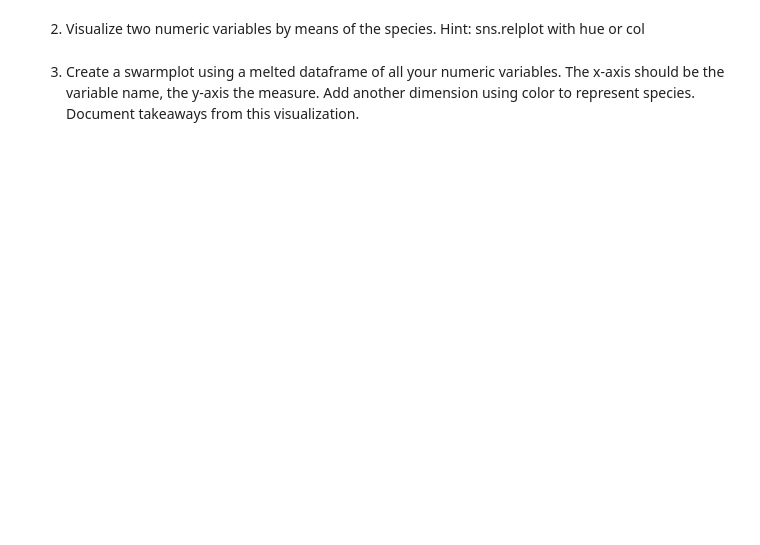
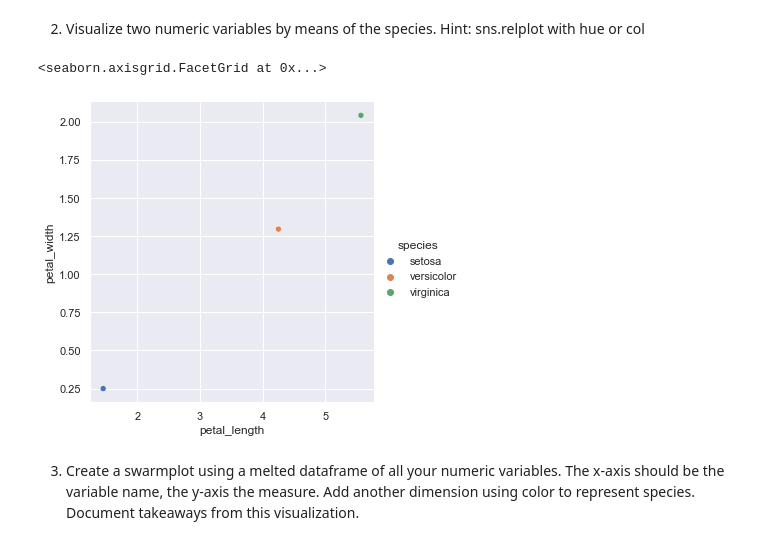
Before and after one commit to ChrisTeceno/classification-exercises, a Jupyter notebook: explore.ipynb, the cells around one changed output. Drawn from its saved outputs; the diff is of its cells as text; code cells hidden in the pictures; blank space fills up the shorter version.

```diff
--- a/explore.ipynb
+++ b/explore.ipynb
@@ -106,4 +197,11 @@ plt.hist(train.species)
 # %% [markdown]
 2. Visualize two numeric variables by means of the species. Hint: sns.relplot with hue or col
+# %%
+means = train.groupby('species').mean()
+# %%
+sns.relplot(means.petal_length,means.petal_width, hue= means.index)
+# %% [output]
+<seaborn.axisgrid.FacetGrid at 0x...>
+[figure, added]
 # %% [markdown]
 3. Create a swarmplot using a melted dataframe of all your numeric variables. The x-axis should be the variable name, the y-axis the measure. Add another dimension using color to represent species. Document takeaways from this visualization.
```
Also changed, not shown: parts of 17 cells of this notebook.
